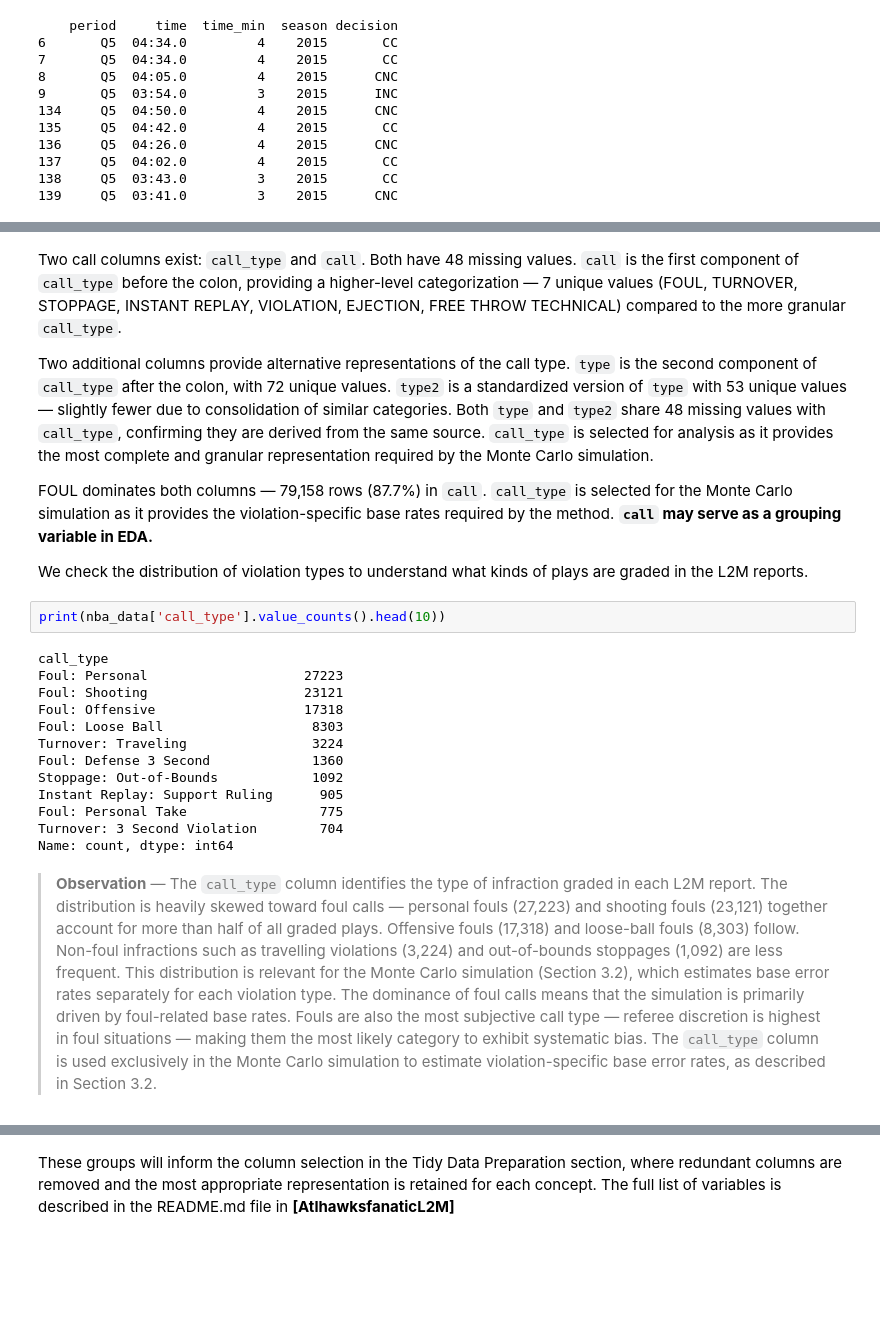
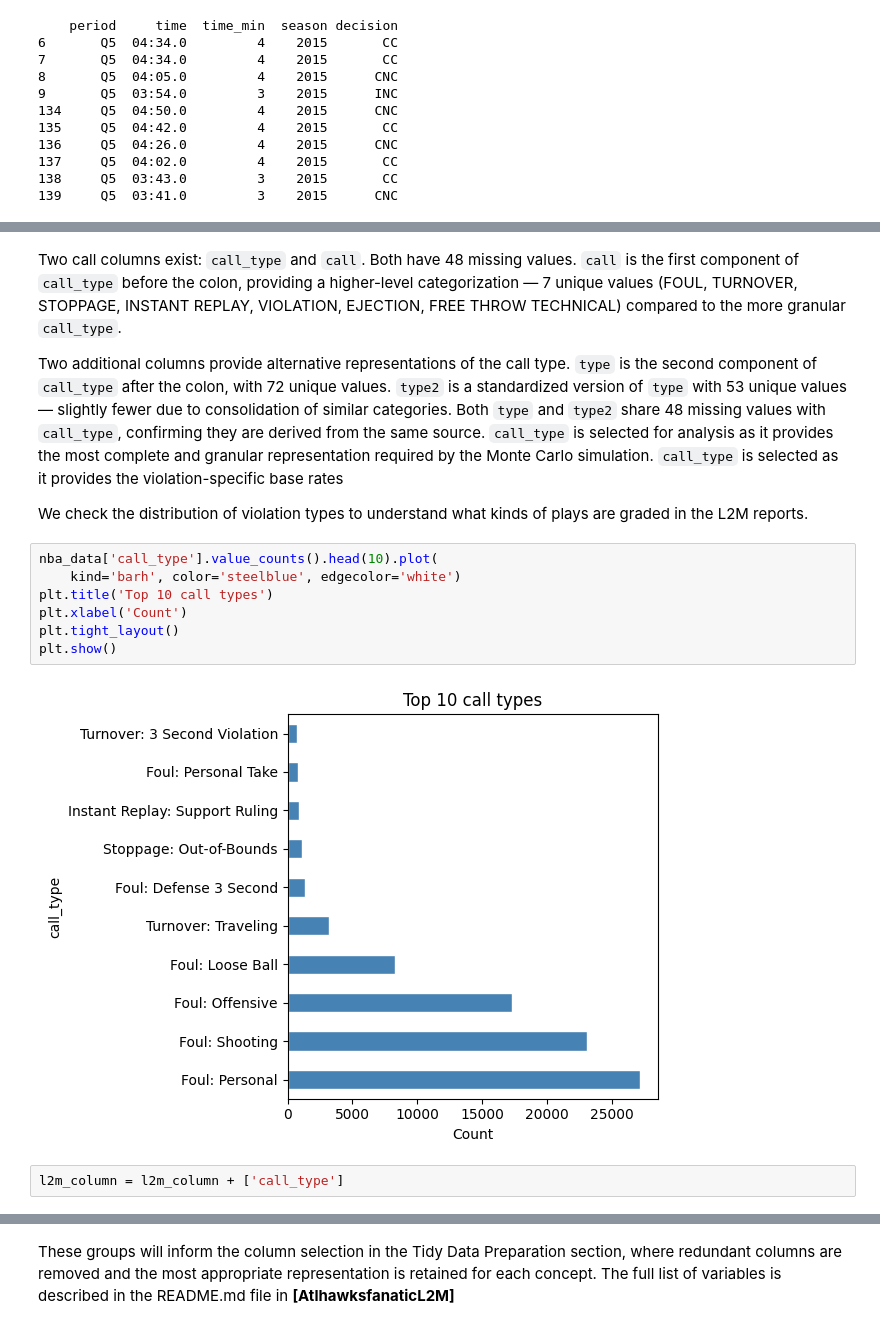
Before and after one commit to RoumenNikolov/decision-bias-study, a Jupyter notebook: bias_analysis.ipynb, the cells around one changed output, grey strips where cells are left out. Cells and saved outputs as stored; diff of their text form; blank space fills up the shorter version.

```diff
--- a/bias_analysis.ipynb
+++ b/bias_analysis.ipynb
@@ -433,26 +554,19 @@ Name: count, dtype: int64
 Two call columns exist: `call_type` and `call`. Both have 48 missing values. `call` is the first component of `call_type` before the colon, providing a higher-level categorization — 7 unique values (FOUL, TURNOVER, STOPPAGE, INSTANT REPLAY, VIOLATION, EJECTION, FREE THROW TECHNICAL) compared to the more granular `call_type`.
 
 Two additional columns provide alternative representations of the call type. `type` is the second component of `call_type` after the colon, with 72 unique values. `type2` is a standardized version of `type` with 53 unique values — slightly fewer due to consolidation of similar categories. Both `type` and `type2` share 48 missing values with `call_type`, confirming they are derived from the same source. `call_type` is selected for analysis as it provides the most complete and granular representation required by the Monte Carlo simulation.
-
-FOUL dominates both columns — 79,158 rows (87.7%) in `call`. `call_type` is selected for the Monte Carlo simulation as it provides the violation-specific base rates required by the method. **`call` may serve as a grouping variable in EDA.**
+ `call_type` is selected as it provides the violation-specific base rates
 
 We check the distribution of violation types to understand what kinds of plays are graded in the L2M reports.
-# %%
-print(nba_data['call_type'].value_counts().head(10))
-# %% [output]
-call_type
-Foul: Personal                    27223
-Foul: Shooting                    23121
-Foul: Offensive                   17318
-Foul: Loose Ball                   8303
-Turnover: Traveling                3224
-Foul: Defense 3 Second             1360
-Stoppage: Out-of-Bounds            1092
-Instant Replay: Support Ruling      905
-Foul: Personal Take                 775
-Turnover: 3 Second Violation        704
-Name: count, dtype: int64
-# %% [markdown]
-> **Observation** — The `call_type` column identifies the type of infraction graded in each L2M report. The distribution is heavily skewed toward foul calls — personal fouls (27,223) and shooting fouls (23,121) together account for more than half of all graded plays. Offensive fouls (17,318) and loose-ball fouls (8,303) follow. Non-foul infractions such as travelling violations (3,224) and out-of-bounds stoppages (1,092) are less frequent. This distribution is relevant for the Monte Carlo simulation (Section 3.2), which estimates base error rates separately for each violation type. The dominance of foul calls means that the simulation is primarily driven by foul-related base rates. Fouls are also the most subjective call type — referee discretion is highest in foul situations — making them the most likely category to exhibit systematic bias. The `call_type` column is used exclusively in the Monte Carlo simulation to estimate violation-specific base error rates, as described in Section 3.2.
+# %%
+nba_data['call_type'].value_counts().head(10).plot(
+    kind='barh', color='steelblue', edgecolor='white')
+plt.title('Top 10 call types')
+plt.xlabel('Count')
+plt.tight_layout()
+plt.show()
+# %% [output]
+[figure, added]
+# %%
+l2m_column = l2m_column + ['call_type']
 # %% [markdown]
 * **Home group**: `home`, `home_team`, `HomeTeamId`, `home_score` — abbreviation, nickname, and API identifier for the home team.
```
Also changed, not shown: parts of 146 cells of this notebook.
